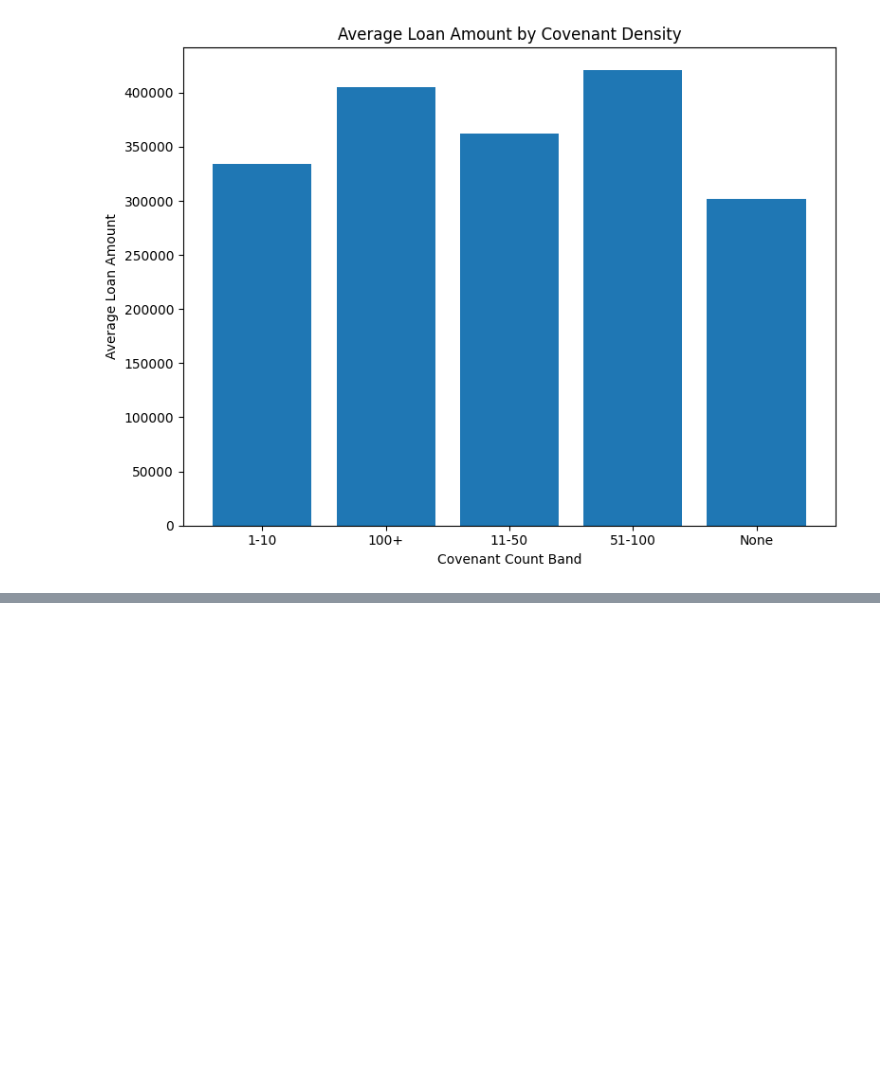
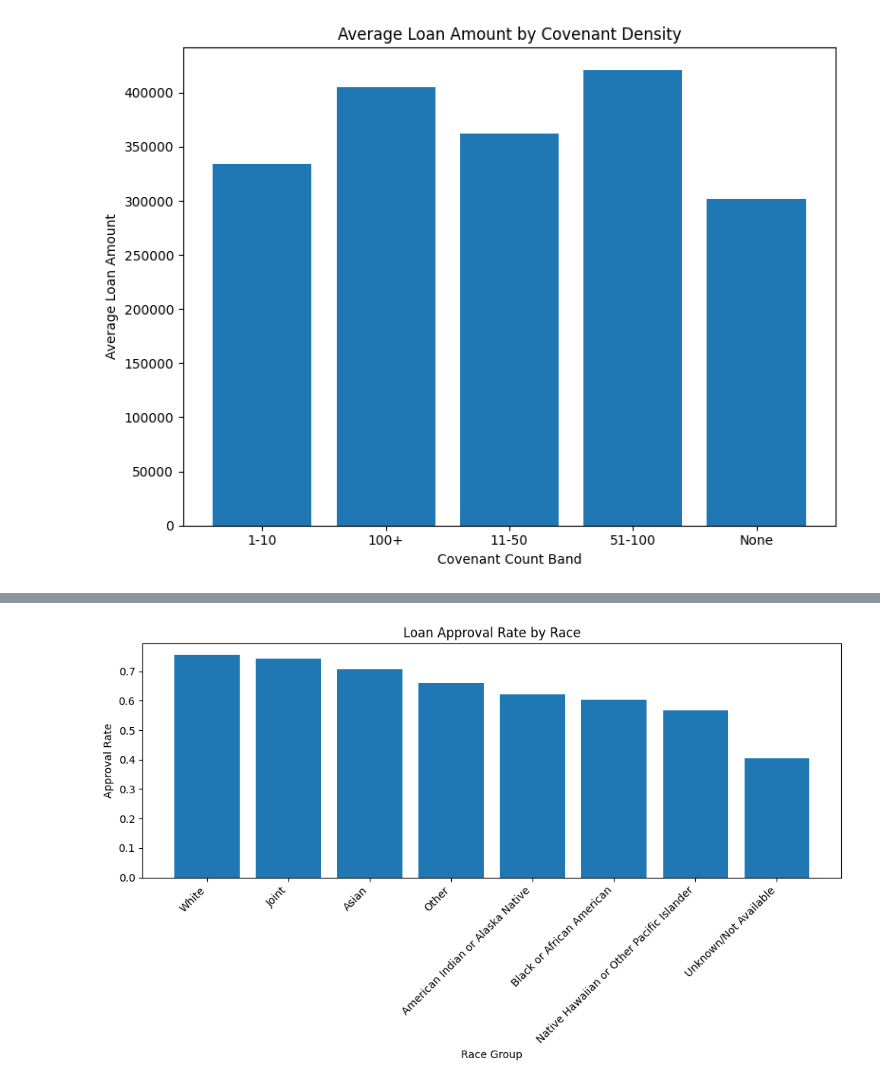
Before and after one commit to 2000031041-ShivaChary196/DATA6550-HOUSING-BIAS, a Jupyter notebook: CODE/Beladiya.ipynb, the cells around one changed output, grey strips where cells are left out. Drawn from its saved outputs; the diff is of its cells as text; code cells hidden in the pictures; blank space fills up the shorter version.

```diff
--- a/CODE/Beladiya.ipynb
+++ b/CODE/Beladiya.ipynb
@@ -285,0 +455,21 @@ plt.show()
+# %%
+import matplotlib.pyplot as plt
+
+approval_by_race = (
+    df.groupby("race_group")["was_approved"]
+    .mean()
+    .sort_values(ascending=False)
+)
+
+plt.figure(figsize=(10, 6))
+plt.bar(approval_by_race.index, approval_by_race.values)
+
+plt.title("Loan Approval Rate by Race")
+plt.xlabel("Race Group")
+plt.ylabel("Approval Rate")
+plt.xticks(rotation=45, ha="right")
+
+plt.tight_layout()
+plt.show()
+# %% [output]
+[figure, added]
```
Also changed, not shown: parts of 47 cells of this notebook.
